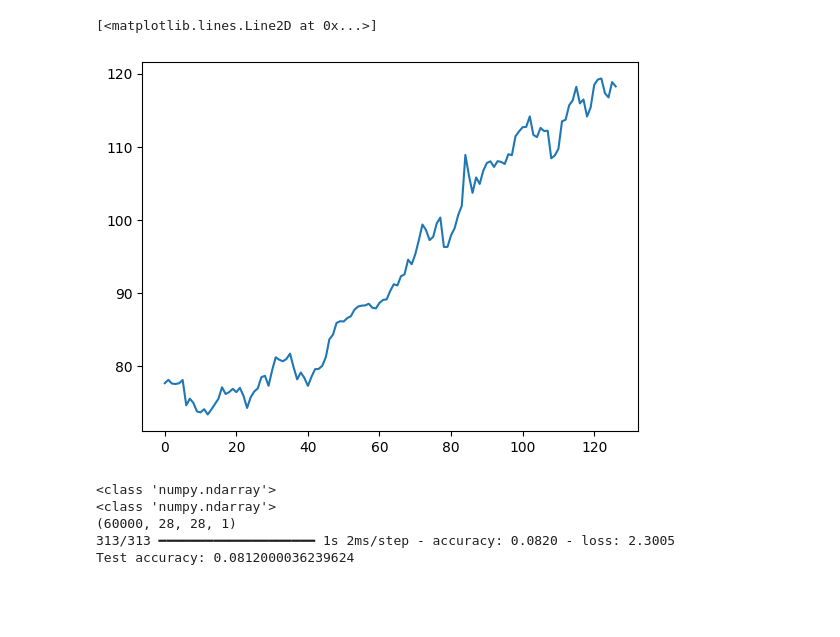
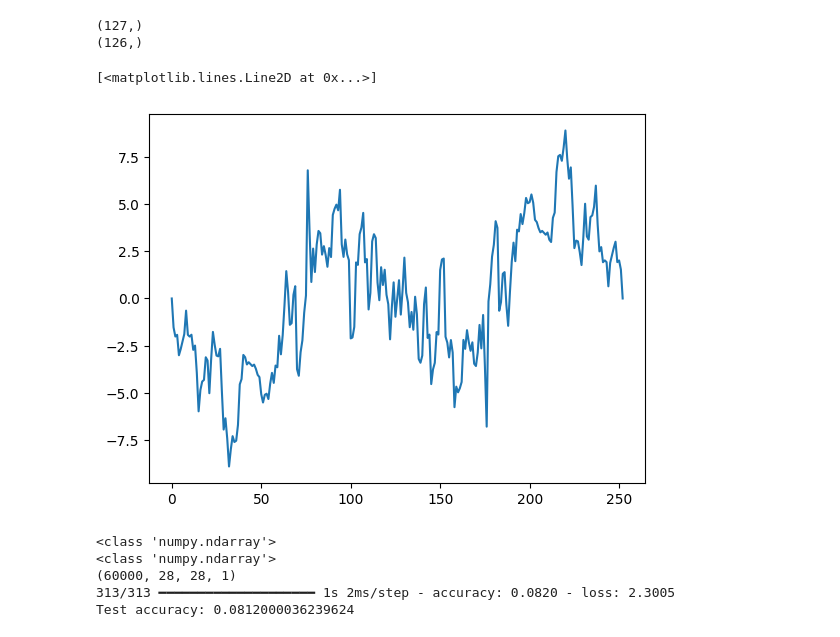
Before and after one commit to KImeriGitHub/RandomOdyssey, a Jupyter notebook: notebooks/sandbox_fourierConst.ipynb, the cells around one changed output. Saved outputs shown, nothing was run; the diff lists cells and outputs as text; code cells hidden in the pictures; blank space fills up the shorter version.

```diff
--- a/notebooks/sandbox_fourierConst.ipynb
+++ b/notebooks/sandbox_fourierConst.ipynb
@@ -75,8 +89,32 @@ fit_results = np.concatenate((fit_results_cos.real,fit_results_sin.real), axis=1
+# %%
+aIRM = assetspl["IRM"]
+pricesArray = aIRM.shareprice["Close"]
+aidx = pricesArray.len() - 10
+m=6
+pastPrices = pricesArray.slice(aidx-m * 21-1, m * 21 +1).to_numpy()
+futurePrices = pricesArray.slice((aidx+1),5).to_numpy()
+# %%
+n = len(pastPrices)
+x = np.arange(n)
+fx0: float = pastPrices[0]
+fxend: float = pastPrices[n-1]
+yfit = fx0 + (fxend-fx0)*(x/(n-1))
+skewedPrices = pastPrices-yfit
+print(skewedPrices.shape)
+print(np.flipud(-skewedPrices[0:n-1]).shape)
+fourierInput = np.concatenate((skewedPrices,np.flipud(-skewedPrices[:n-1])))
+res_cos, res_sin = SeriesExpansion.getFourierConst(fourierInput)
+res_cos=res_cos.T
+res_sin=res_sin.T
+#features = [fxend, (fxend-fx0)/(n-1), ]
+# %% [output]
+(127,)
+(126,)
 # %%
-plt.plot(pastPrices)
+plt.plot(fourierInput)
 # %% [output]
 [<matplotlib.lines.Line2D at 0x...>]
-[figure, old version]
+[figure, new version]
 # %%
 f_t = (a0 +
            a1 * np.cos(t) +
```
Also changed, not shown: parts of 2 cells of this notebook, 1 other file.
